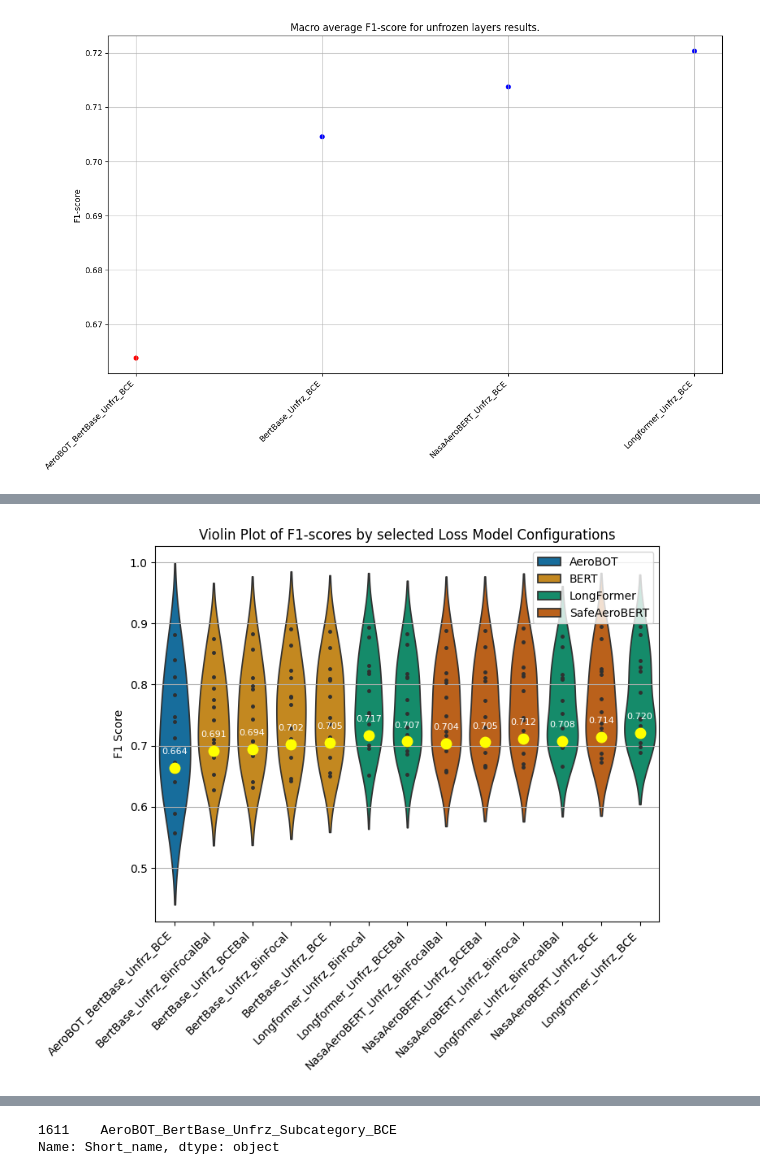
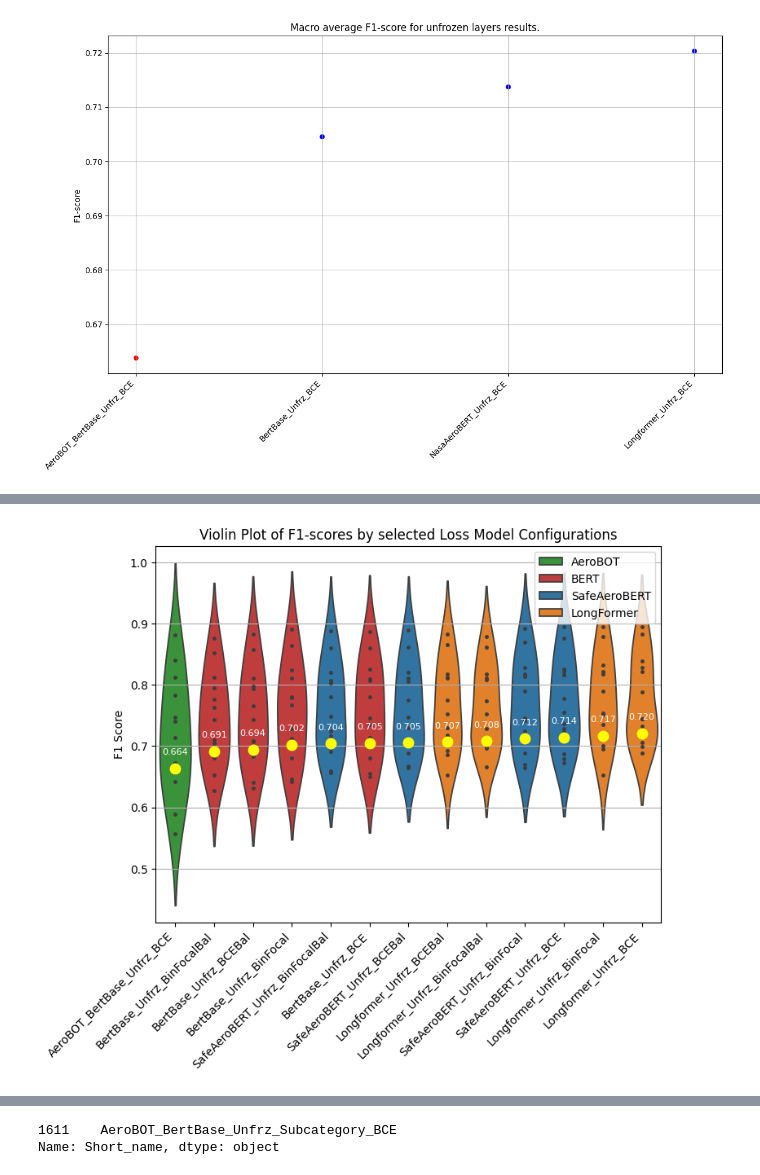
Before and after one commit to Gogonemnem/Safran-Project, a Jupyter notebook: Visualization_plot.ipynb, the cells around one changed output, grey strips where cells are left out. Saved outputs shown, nothing was run; the diff lists cells and outputs as text; code cells hidden in the pictures.

```diff
--- a/Visualization_plot.ipynb
+++ b/Visualization_plot.ipynb
@@ -103,7 +97,7 @@ def shorten_model_name(name):
     patterns = [
         (r'AeroBOT_bert-base-uncased_Unfrozen[8, 9, 10, 11]_BCE', 'AeroBOT'),
         (r'AeroBOT_bert-base-uncased_Unfrozen[8, 9, 10, 11]_Subcategory_BCE', 'AeroBOT_sub'),
-        (r'NASA-AIML_MIKA_SafeAeroBERT', 'NasaAeroBERT'),
+        (r'NASA-AIML_MIKA_SafeAeroBERT', 'SafeAeroBERT'),
         (r'allenai_longformer-base-4096', 'Longformer'),
         (r'bert-base-uncased', 'BertBase'),
         (r'Unfrozen\[(.*?)\]', 'Unfrz'),
@@ -144,9 +138,9 @@ def filter_results(training_data, loss_list, layer_list, prediction_set, categor
     return filtered_df
 # %%
 # Function to filter the dataframe for specific models for the boxplot
-def filter_boxplot(training_data, loss_list, layer_list, prediction_set, category_list, results):
+def filter_boxplot(training_data_list, loss_list, layer_list, prediction_set, category_list, results):
     filtered_df = results[
-        (results["Training_data"] == training_data) &
+        (results["Training_data"].isin(training_data_list)) &
         (results["Loss"].isin(loss_list)) &
         (results["Layer"].isin(layer_list)) &
         (results["Prediction_set"] == prediction_set) &
@@ -173,0 +162,7 @@ SAFRAN_model
+# %%
+# Design color palette for the different models
+color_palette = sns.color_palette()
+model_order = ["SafeAeroBERT", "LongFormer", "AeroBOT", "BERT"]
+model_palette = {model: color_palette[index % len(color_palette)] for index, model in enumerate(model_order)}
+
+color_palette
@@ -294,8 +304,8 @@ plt.show()
 category_list = ['micro avg', 'weighted avg', 'macro avg', 'samples avg', 'No Specific Anomaly Occurred']
 
 # Filter results
-filtered_boxplot = filter_boxplot("non-abbreviated", ["BCE_unbalanced"], ["unfrozen", "frozen"], "group", category_list, results)
-filtered_abb = filter_results("non-abbreviated", ["BCE_unbalanced"], ["unfrozen", "frozen"], "group", "macro avg", results)
+filtered_boxplot = filter_boxplot(["non-abbreviated"], ["BCE_unbalanced"], ["unfrozen", "frozen"], "group", category_list, results)
+filtered_abb = filter_results(["non-abbreviated"], ["BCE_unbalanced"], ["unfrozen", "frozen"], "group", "macro avg", results)
 
 # Get unique model names for x-axis ticks
 model_names = filtered_boxplot['Short_name'].unique().tolist()
@@ -305,7 +315,7 @@ plt.figure(figsize=(8, 6))
 
 # Violin plot
 #sns.violinplot(data=filtered_boxplot, x="Model Name", y="f1-score", inner="points", saturation=0.75, palette='deep')
-sns.violinplot(data=filtered_boxplot, x="Model Name", y="f1-score", inner="points", saturation=0.75, palette='colorblind', hue='Model')
+sns.violinplot(data=filtered_boxplot, x="Model Name", y="f1-score", inner="points", saturation=0.75, palette=model_palette, hue='Model')
 
 
 plt.title('Violin Plot of F1-scores by selected Unfrozen Model Configurations')
@@ -330,36 +342,57 @@ plt.show()
 # %%
-###########################
-# Losses violin plot
-###########################
+import seaborn as sns
+import matplotlib.pyplot as plt
 
-# Categories to exclude from plot
+# Selecting model configurations
 category_list = ['micro avg', 'weighted avg', 'macro avg', 'samples avg', 'No Specific Anomaly Occurred']
 loss_list = ["BCE_unbalanced", "BCE_balanced", "FocalLoss_unbalanced", "FocalLoss_balanced"]
+
+
 # Filter results
-filtered_loss = filter_boxplot("non-abbreviated", loss_list , ["unfrozen"], "group", category_list, results)
-filtered_abb = filter_results("non-abbreviated", loss_list, ["unfrozen"], "group", "macro avg", results)
+results2 = results.sort_values(by='f1-score')
+filtered_loss = filter_boxplot(["non-abbreviated"], loss_list , ["unfrozen"], "group", category_list, results2)
+filtered_abb = filter_results(["non-abbreviated"], loss_list, ["unfrozen"], "group", "macro avg", results)
+
+# Sort filtered_loss based on 'f1-score' in ascending order
+#filtered_loss_sorted = filtered_loss.sort_values(by='f1-score')
+filtered_abb_sorted = filtered_abb.sort_values(by='f1-score')
+
+
+# Get unique values of 'Model Name' column from filtered_abb_sorted
+unique_model_names = filtered_abb_sorted['Model Name'].unique()
+
+# Create a dictionary mapping model names to their order index
+model_name_order = {name: index for index, name in enumerate(unique_model_names)}
+
+# Add a new column to filtered_loss_sorted with the order index of the model names
+filtered_loss['Model Name Order'] = filtered_loss['Model Name'].map(model_name_order)
+
+# Sort filtered_loss_sorted by the 'Model Name Order' column
+filtered_loss_sorted = filtered_loss.sort_values(by='Model Name Order')
+
+# Remove the 'Model Name Order' column if desired
+filtered_loss_sorted.drop(columns=['Model Name Order'], inplace=True)
 
 # Get unique model names for x-axis ticks
-model_names = filtered_loss['Short_name'].unique().tolist()
+model_names = filtered_loss_sorted['Short_name'].unique().tolist()
 
 plt.figure(figsize=(8, 6))
-
-# Violin plot with hue set to 'Model'
-sns.violinplot(data=filtered_loss, x="Model Name", y="f1-score", inner="points", saturation=0.75, palette='colorblind', hue='Model')
+# Violin plot with hue set to 'Model' and using filtered_loss_sorted data
+sns.violinplot(data=filtered_loss_sorted, x="Model Name", y="f1-score", inner="points", saturation=0.75, palette=model_palette, hue='Model')
 plt.title('Violin Plot of F1-scores by selected Loss Model Configurations')
 plt.ylabel('F1 Score')
 plt.xticks(range(len(model_names)), model_names, rotation=45, ha='right')
 
 # Iterate over the data points and add text annotations
-for i in range(len(filtered_abb)):
-    plt.text(filtered_abb.iloc[i]['Model Name'], filtered_abb.iloc[i]['f1-score'] + 0.02,
-             f"{filtered_abb.iloc[i]['f1-score']:.3f}", ha='center', va='bottom', fontsize=8, color='white')
+for i in range(len(filtered_abb_sorted)):
+    plt.text(filtered_abb_sorted.iloc[i]['Model Name'], filtered_abb_sorted.iloc[i]['f1-score'] + 0.02,
+             f"{filtered_abb_sorted.iloc[i]['f1-score']:.3f}", ha='center', va='bottom', fontsize=8, color='white')
 
 plt.grid()
 
 # Add stripplot
-sns.stripplot(data=filtered_abb, x="Model Name", y="f1-score", color='yellow', size=10, jitter=True)
+sns.stripplot(data=filtered_abb_sorted, x="Model Name", y="f1-score", color='yellow', size=10, jitter=True)
 plt.xlabel('')
 plt.show()
 # %% [output]
-[figure, old version]
+[figure, new version]
```
Also changed, not shown: parts of 20 cells of this notebook, 7 other files.
